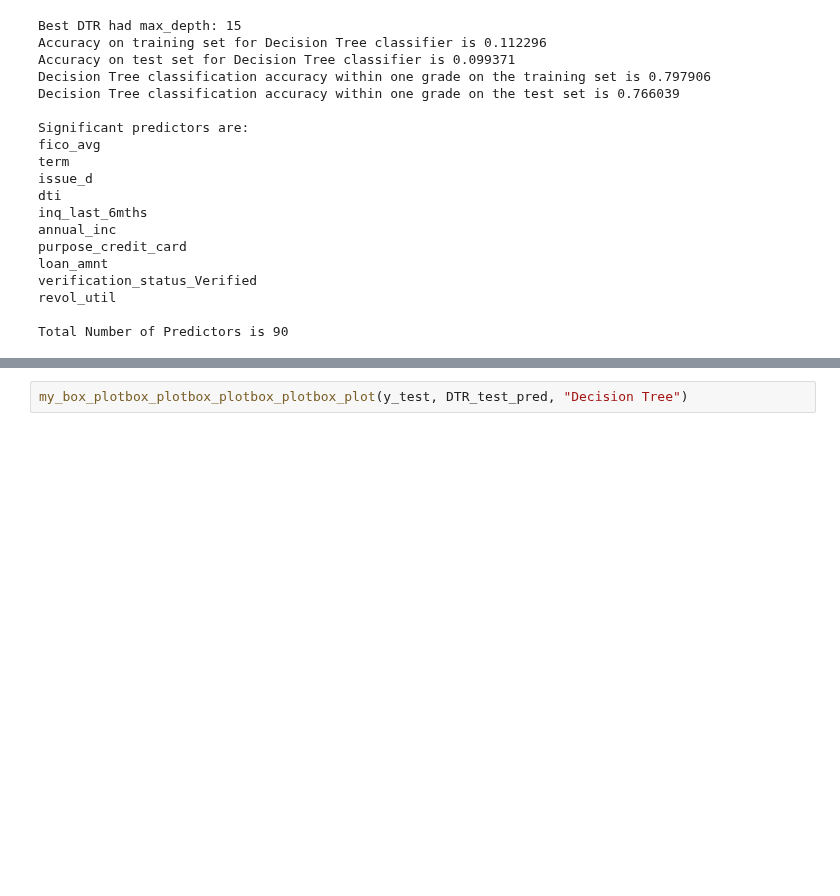
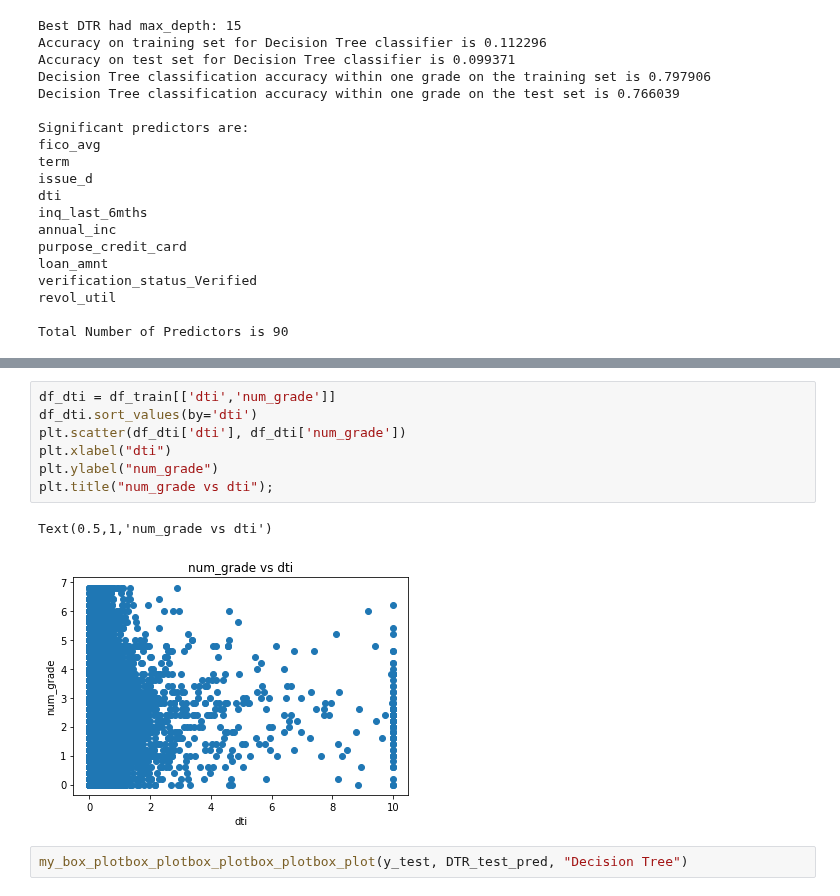
Before and after one commit to tmaounis/cs109a-LendingClub, a Jupyter notebook: models.ipynb, the cells around one changed output, grey strips where cells are left out. Cells and saved outputs as stored; diff of their text form; blank space fills up the shorter version.

```diff
--- a/models.ipynb
+++ b/models.ipynb
@@ -566,3 +521,13 @@ Total Number of Predictors is 90
+# %%
+df_dti = df_train[['dti','num_grade']]
+df_dti.sort_values(by='dti')
+plt.scatter(df_dti['dti'], df_dti['num_grade'])
+plt.xlabel("dti")
+plt.ylabel("num_grade")
+plt.title("num_grade vs dti");
+# %% [output]
+Text(0.5,1,'num_grade vs dti')
+[figure, added]
 # %%
 my_box_plotbox_plotbox_plotbox_plotbox_plot(y_test, DTR_test_pred, "Decision Tree")
 # %% [output]
```
Also changed, not shown: parts of 8 cells of this notebook.
